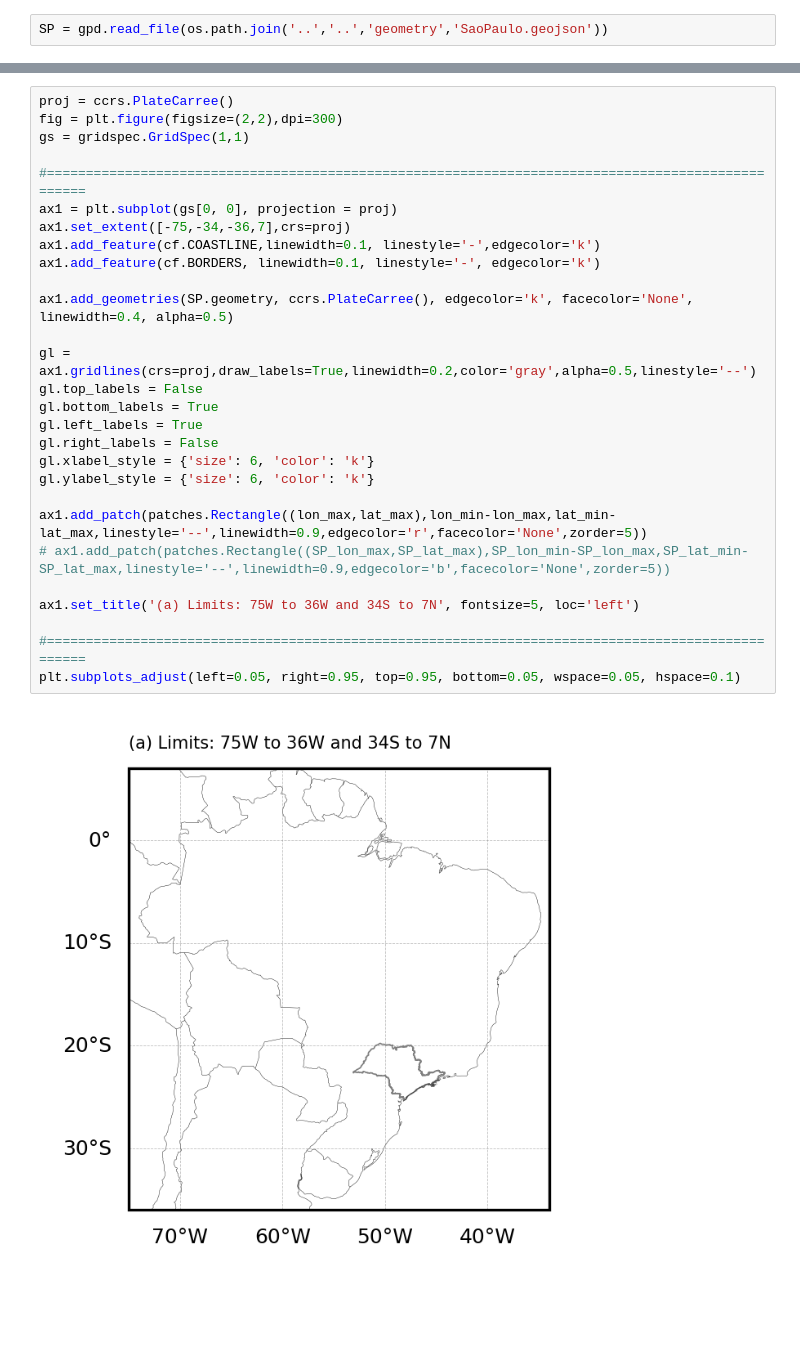
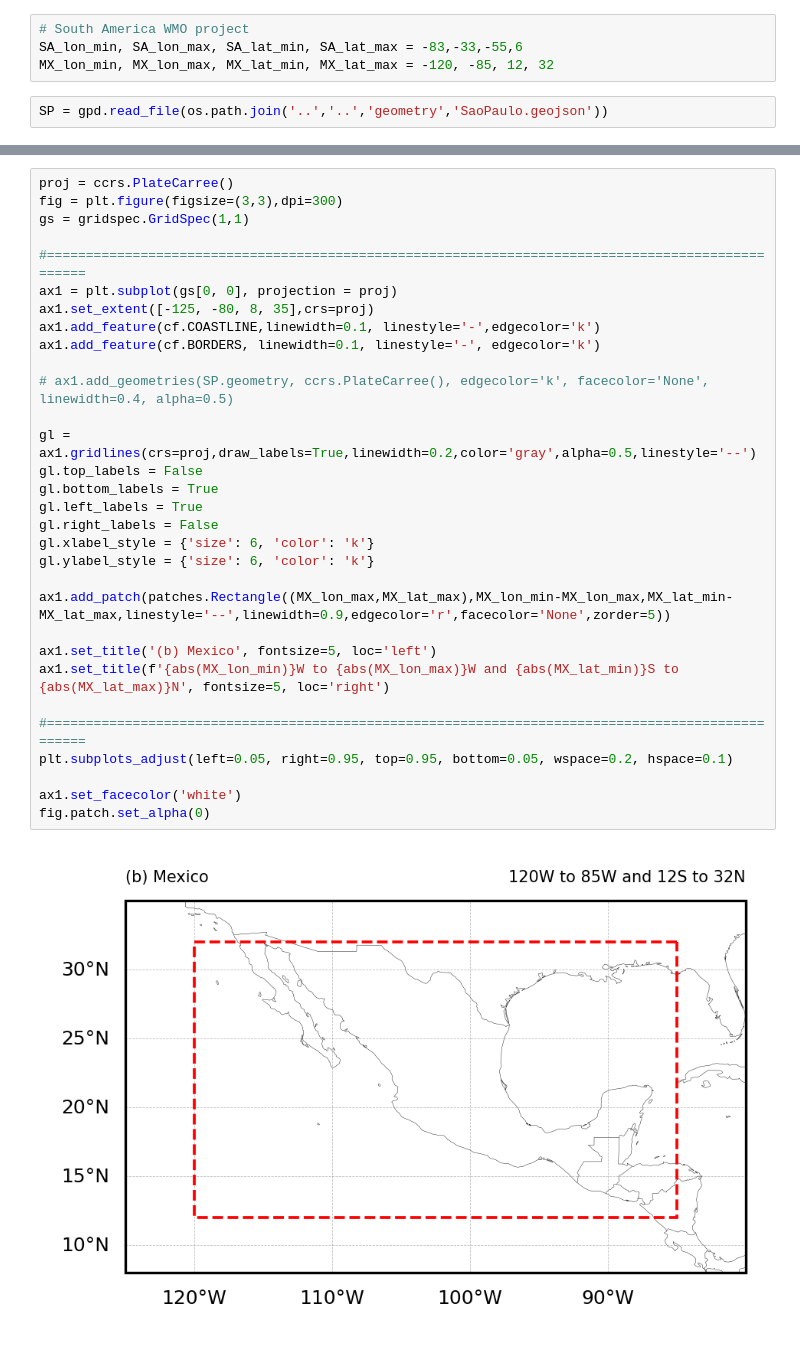
Before and after one commit to SInApSE-INPE/RainGauges, a Jupyter notebook: jupyter/plot/study_area.ipynb, the cells around one changed output, grey strips where cells are left out. Cells and saved outputs as stored; diff of their text form; blank space fills up the shorter version.

```diff
--- a/jupyter/plot/study_area.ipynb
+++ b/jupyter/plot/study_area.ipynb
@@ -17,3 +14,7 @@ lon_min, lat_min, lon_max, lat_max = -85,-45,-32,13
+# %%
+# South America WMO project
+SA_lon_min, SA_lon_max, SA_lat_min, SA_lat_max = -83,-33,-55,6
+MX_lon_min, MX_lon_max, MX_lat_min, MX_lat_max = -120, -85, 12, 32
 # %%
 SP = gpd.read_file(os.path.join('..','..','geometry','SaoPaulo.geojson'))
 # %%
@@ -22,30 +107,33 @@ SP_lon_min, SP_lat_min, SP_lon_max, SP_lat_max = SP.total_bounds
 # %%
 proj = ccrs.PlateCarree()
-fig = plt.figure(figsize=(2,2),dpi=300)
+fig = plt.figure(figsize=(3,3),dpi=300)
 gs = gridspec.GridSpec(1,1)
 
 #==================================================================================================
 ax1 = plt.subplot(gs[0, 0], projection = proj)
-ax1.set_extent([-75,-34,-36,7],crs=proj)
+ax1.set_extent([-125, -80, 8, 35],crs=proj)
 ax1.add_feature(cf.COASTLINE,linewidth=0.1, linestyle='-',edgecolor='k')
 ax1.add_feature(cf.BORDERS, linewidth=0.1, linestyle='-', edgecolor='k')
 
-ax1.add_geometries(SP.geometry, ccrs.PlateCarree(), edgecolor='k', facecolor='None', linewidth=0.4, alpha=0.5)
+# ax1.add_geometries(SP.geometry, ccrs.PlateCarree(), edgecolor='k', facecolor='None', linewidth=0.4, alpha=0.5)
 
 gl = ax1.gridlines(crs=proj,draw_labels=True,linewidth=0.2,color='gray',alpha=0.5,linestyle='--')
 gl.top_labels = False
 gl.bottom_labels = True
 gl.left_labels = True
 gl.right_labels = False
 gl.xlabel_style = {'size': 6, 'color': 'k'}
 gl.ylabel_style = {'size': 6, 'color': 'k'}
 
-ax1.add_patch(patches.Rectangle((lon_max,lat_max),lon_min-lon_max,lat_min-lat_max,linestyle='--',linewidth=0.9,edgecolor='r',facecolor='None',zorder=5))
-# ax1.add_patch(patches.Rectangle((SP_lon_max,SP_lat_max),SP_lon_min-SP_lon_max,SP_lat_min-SP_lat_max,linestyle='--',linewidth=0.9,edgecolor='b',facecolor='None',zorder=5))
+ax1.add_patch(patches.Rectangle((MX_lon_max,MX_lat_max),MX_lon_min-MX_lon_max,MX_lat_min-MX_lat_max,linestyle='--',linewidth=0.9,edgecolor='r',facecolor='None',zorder=5))
 
-ax1.set_title('(a) Limits: 75W to 36W and 34S to 7N', fontsize=5, loc='left')
+ax1.set_title('(b) Mexico', fontsize=5, loc='left')
+ax1.set_title(f'{abs(MX_lon_min)}W to {abs(MX_lon_max)}W and {abs(MX_lat_min)}S to {abs(MX_lat_max)}N', fontsize=5, loc='right')
 
 #==================================================================================================
-plt.subplots_adjust(left=0.05, right=0.95, top=0.95, bottom=0.05, wspace=0.05, hspace=0.1)
+plt.subplots_adjust(left=0.05, right=0.95, top=0.95, bottom=0.05, wspace=0.2, hspace=0.1)
+
+ax1.set_facecolor('white')
+fig.patch.set_alpha(0)
 # %% [output]
-[figure, old version]
+[figure, new version]
```
Also changed, not shown: parts of 5 cells of this notebook, 7 other files.
